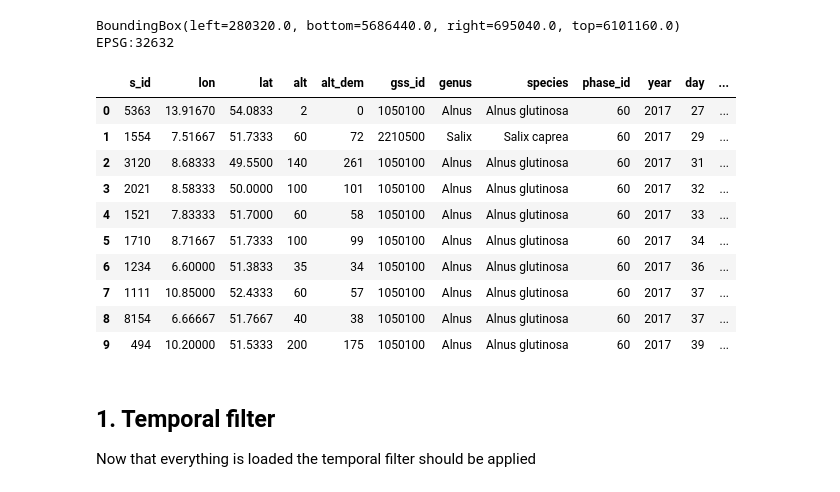
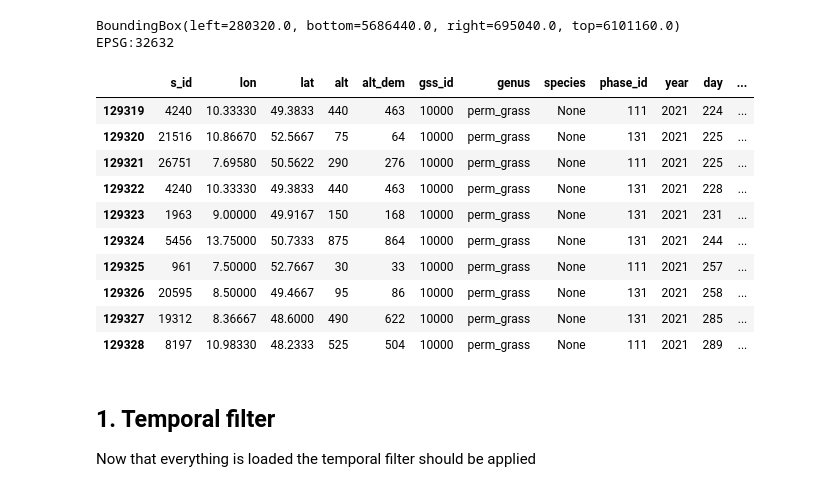
Before and after one commit to Vk0z/vitpheno, a Jupyter notebook: GEE/s2_patch_extraction_gee.ipynb, the cells around one changed output. Drawn from its saved outputs; the diff is of its cells as text; code cells hidden in the pictures.

```diff
--- a/GEE/s2_patch_extraction_gee.ipynb
+++ b/GEE/s2_patch_extraction_gee.ipynb
@@ -19,19 +19,19 @@ BoundingBox(left=280320.0, bottom=5686440.0, right=695040.0, top=6101160.0)
 EPSG:32632
 # %%
 envelopes_gdf.set_crs(32632, inplace=True, allow_override=True)
-envelopes_gdf.head(10)
+envelopes_gdf.tail(10)
 # %% [output]
 |  | s_id | lon | lat | alt | alt_dem | gss_id | genus | species | phase_id | year | day | ... |
-| 0 | 5363 | 13.91670 | 54.0833 | 2 | 0 | 1050100 | Alnus | Alnus glutinosa | 60 | 2017 | 27 | ... |
-| 1 | 1554 | 7.51667 | 51.7333 | 60 | 72 | 2210500 | Salix | Salix caprea | 60 | 2017 | 29 | ... |
-| 2 | 3120 | 8.68333 | 49.5500 | 140 | 261 | 1050100 | Alnus | Alnus glutinosa | 60 | 2017 | 31 | ... |
-| 3 | 2021 | 8.58333 | 50.0000 | 100 | 101 | 1050100 | Alnus | Alnus glutinosa | 60 | 2017 | 32 | ... |
-| 4 | 1521 | 7.83333 | 51.7000 | 60 | 58 | 1050100 | Alnus | Alnus glutinosa | 60 | 2017 | 33 | ... |
-| 5 | 1710 | 8.71667 | 51.7333 | 100 | 99 | 1050100 | Alnus | Alnus glutinosa | 60 | 2017 | 34 | ... |
-| 6 | 1234 | 6.60000 | 51.3833 | 35 | 34 | 1050100 | Alnus | Alnus glutinosa | 60 | 2017 | 36 | ... |
-| 7 | 1111 | 10.85000 | 52.4333 | 60 | 57 | 1050100 | Alnus | Alnus glutinosa | 60 | 2017 | 37 | ... |
-| 8 | 8154 | 6.66667 | 51.7667 | 40 | 38 | 1050100 | Alnus | Alnus glutinosa | 60 | 2017 | 37 | ... |
-| 9 | 494 | 10.20000 | 51.5333 | 200 | 175 | 1050100 | Alnus | Alnus glutinosa | 60 | 2017 | 39 | ... |
+| 129319 | 4240 | 10.33330 | 49.3833 | 440 | 463 | 10000 | perm_grass | None | 111 | 2021 | 224 | ... |
+| 129320 | 21516 | 10.86670 | 52.5667 | 75 | 64 | 10000 | perm_grass | None | 131 | 2021 | 225 | ... |
+| 129321 | 26751 | 7.69580 | 50.5622 | 290 | 276 | 10000 | perm_grass | None | 111 | 2021 | 225 | ... |
+| 129322 | 4240 | 10.33330 | 49.3833 | 440 | 463 | 10000 | perm_grass | None | 131 | 2021 | 228 | ... |
+| 129323 | 1963 | 9.00000 | 49.9167 | 150 | 168 | 10000 | perm_grass | None | 131 | 2021 | 231 | ... |
+| 129324 | 5456 | 13.75000 | 50.7333 | 875 | 864 | 10000 | perm_grass | None | 131 | 2021 | 244 | ... |
+| 129325 | 961 | 7.50000 | 52.7667 | 30 | 33 | 10000 | perm_grass | None | 111 | 2021 | 257 | ... |
+| 129326 | 20595 | 8.50000 | 49.4667 | 95 | 86 | 10000 | perm_grass | None | 131 | 2021 | 258 | ... |
+| 129327 | 19312 | 8.36667 | 48.6000 | 490 | 622 | 10000 | perm_grass | None | 131 | 2021 | 285 | ... |
+| 129328 | 8197 | 10.98330 | 48.2333 | 525 | 504 | 10000 | perm_grass | None | 111 | 2021 | 289 | ... |
 # %%
 # Separate the gdfs by year
 #envelopes_gdf_2019 = envelopes_gdf[envelopes_gdf['year'] == 2019]
```
Also changed, not shown: parts of 38 cells of this notebook.
